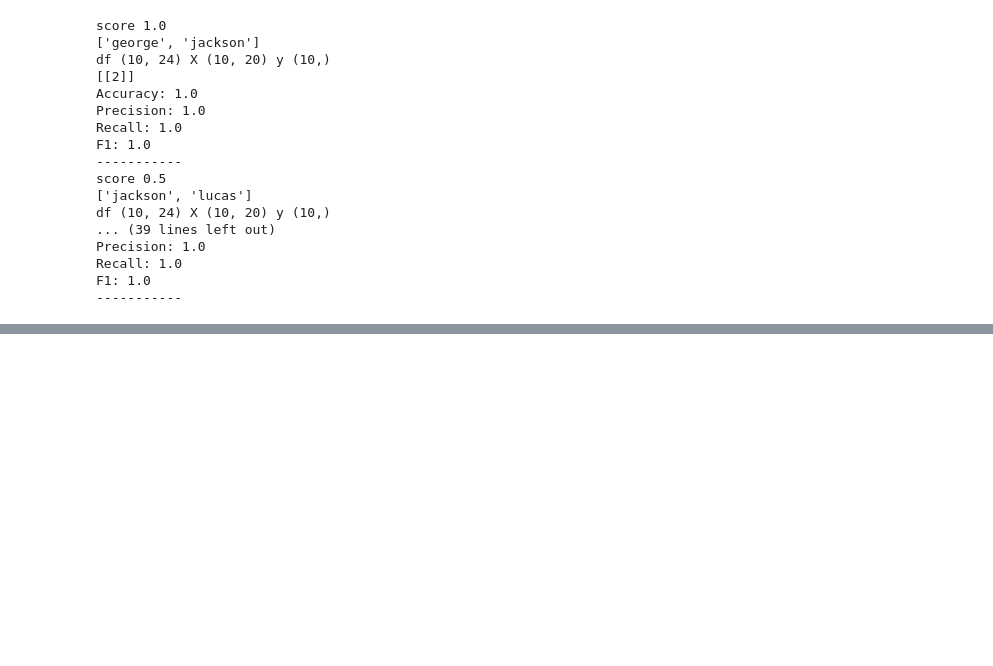
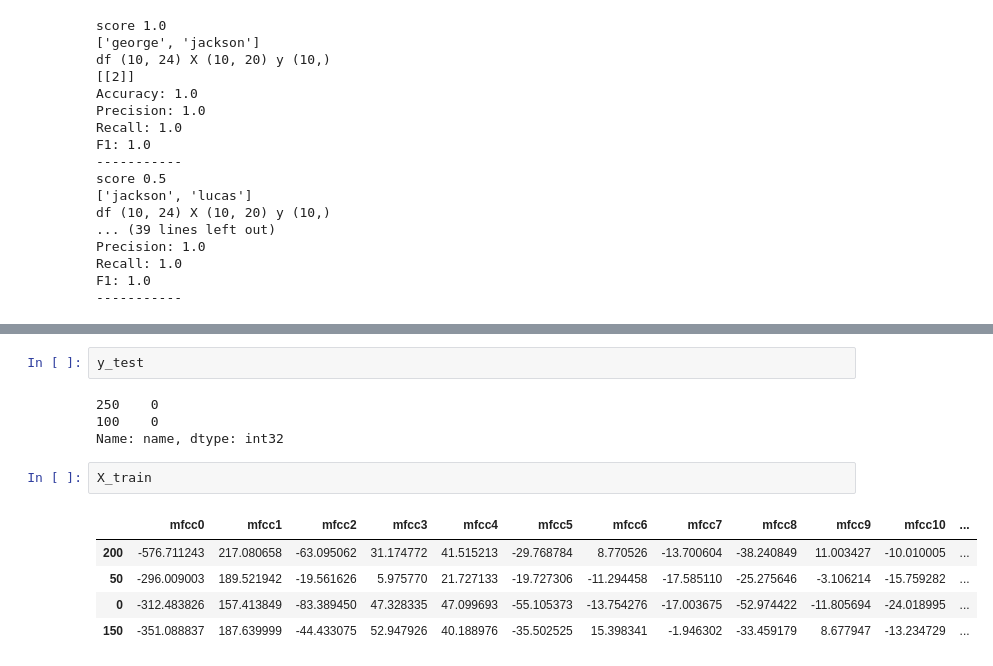
Before and after one commit to victorbeltranjimenez/PR-Final, a Jupyter notebook: Pruebas_num_iteraciones.ipynb, the cells around one changed output, grey strips where cells are left out. Drawn from its saved outputs; the diff is of its cells as text; blank space fills up the shorter version.

```diff
--- a/Pruebas_num_iteraciones.ipynb
+++ b/Pruebas_num_iteraciones.ipynb
@@ -290,0 +606,14 @@ F1: 1.0
+# %%
+y_test
+# %% [output]
+250    0
+100    0
+Name: name, dtype: int32
+# %%
+X_train
+# %% [output]
+|  | mfcc0 | mfcc1 | mfcc2 | mfcc3 | mfcc4 | mfcc5 | mfcc6 | mfcc7 | mfcc8 | mfcc9 | mfcc10 | ... |
+| 200 | -576.711243 | 217.080658 | -63.095062 | 31.174772 | 41.515213 | -29.768784 | 8.770526 | -13.700604 | -38.240849 | 11.003427 | -10.010005 | ... |
+| 50 | -296.009003 | 189.521942 | -19.561626 | 5.975770 | 21.727133 | -19.727306 | -11.294458 | -17.585110 | -25.275646 | -3.106214 | -15.759282 | ... |
+| 0 | -312.483826 | 157.413849 | -83.389450 | 47.328335 | 47.099693 | -55.105373 | -13.754276 | -17.003675 | -52.974422 | -11.805694 | -24.018995 | ... |
+| 150 | -351.088837 | 187.639999 | -44.433075 | 52.947926 | 40.188976 | -35.502525 | 15.398341 | -1.946302 | -33.459179 | 8.677947 | -13.234729 | ... |
```
Also changed, not shown: parts of 28 cells of this notebook, 2 other files.
